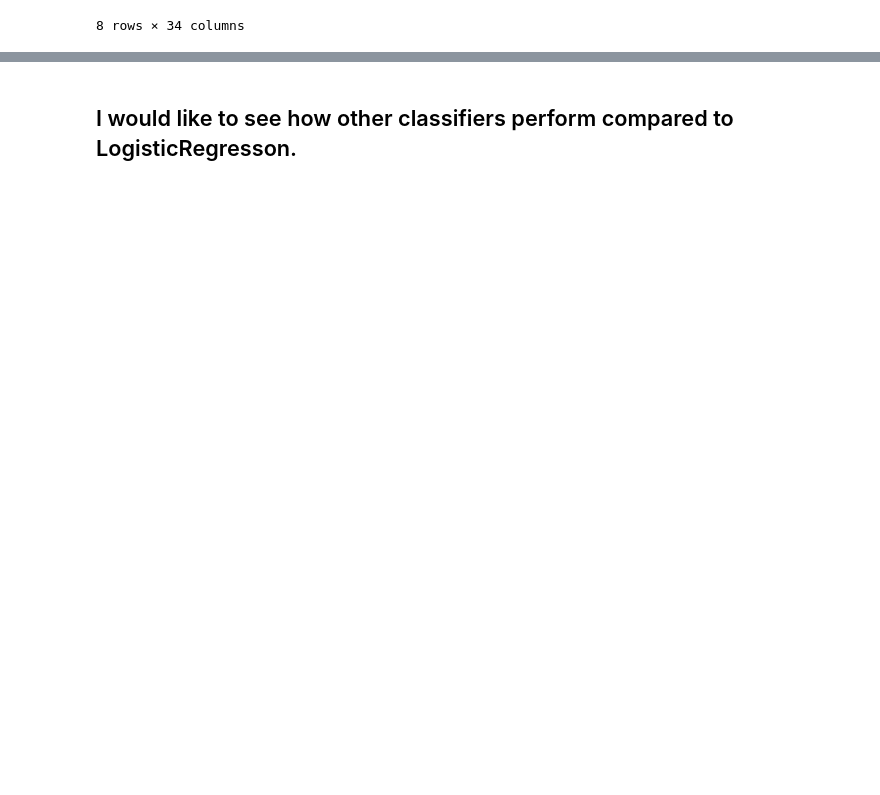
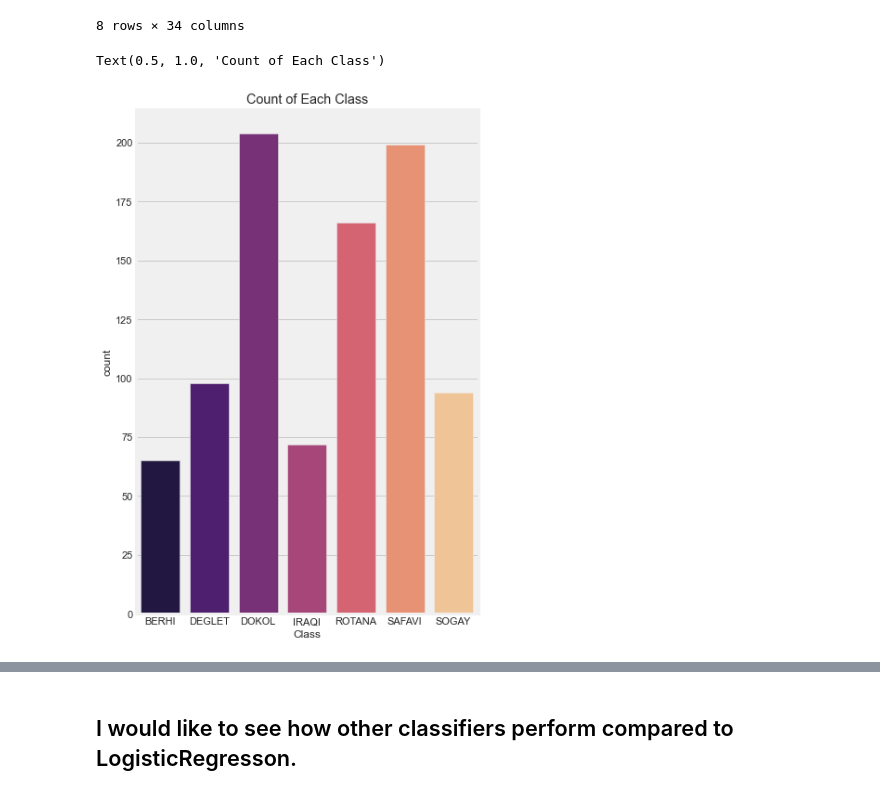
Before and after one commit to whh96/Date_Fruit_Prediction, a Jupyter notebook: DateFruit.ipynb, the cells around one changed output, grey strips where cells are left out. Cells and saved outputs as stored; diff of their text form; code cells hidden in the pictures; blank space fills up the shorter version.

```diff
--- a/DateFruit.ipynb
+++ b/DateFruit.ipynb
@@ -74,3 +78,11 @@ df.describe()
 | 75% | 382573.000000 | 2389.716575 | 858.633750 | 589.031700 | 0.802150 | 697.930525 | 0.991800 | 388804.000000 | 0.775850 | ... |
 | max | 546063.000000 | 2811.997100 | 1222.723000 | 766.453600 | 1.000000 | 833.827900 | 0.997400 | 552598.000000 | 0.856200 | ... |
 8 rows × 34 columns
+# %%
+plt.figure(figsize=(20,10)) # set the size of the graph
+plt.subplot(131)
+sns.countplot(x='Class', data = df, palette="magma")
+plt.title("Count of Each Class") # Descriptive Title
+# %% [output]
+Text(0.5, 1.0, 'Count of Each Class')
+[figure, added]
```
Also changed, not shown: parts of 39 cells of this notebook.
